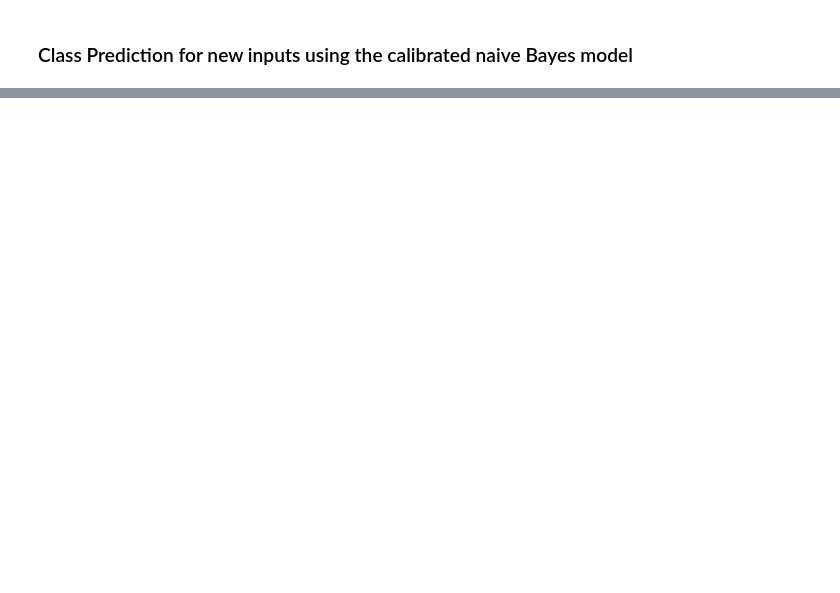
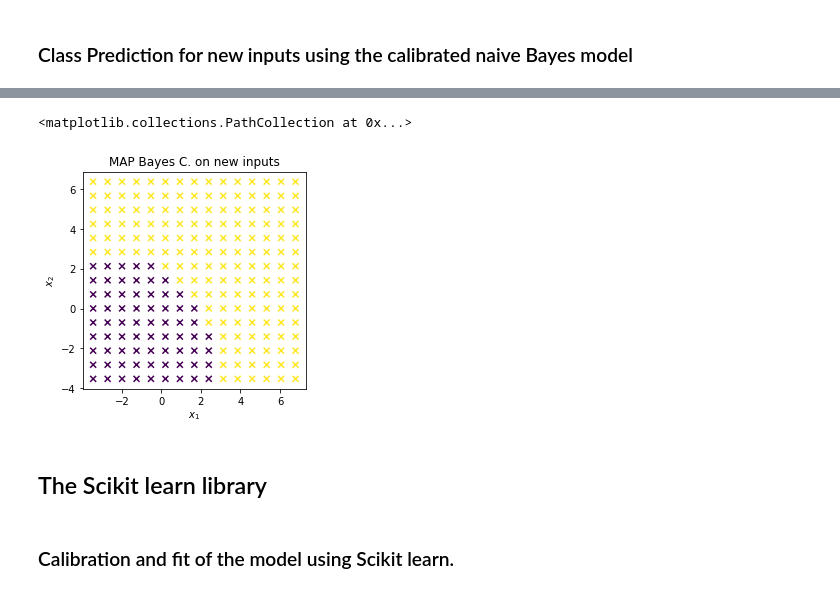
Before and after one commit to ZoeYou/mal-projet-tp-s5, a Jupyter notebook: tp1.ipynb, the cells around one changed output, grey strips where cells are left out. Drawn from its saved outputs; the diff is of its cells as text; code cells hidden in the pictures; blank space fills up the shorter version.

```diff
--- a/tp1.ipynb
+++ b/tp1.ipynb
@@ -174,0 +173,4 @@ print({'accuracy':acc,'precision':precision,'recall':recall,'F1-score':F1_score}
+# %%
+# new inputs dataset
+new_inputs = pd.DataFrame({'x1':x1Eval.flatten(),'x2':x2Eval.flatten()})
+new_inputs
@@ -174,0 +191,18 @@ print({'accuracy':acc,'precision':precision,'recall':recall,'F1-score':F1_score}
+# %%
+# make predictions for new inputs
+for i in range(new_inputs.shape[0]):
+    x = new_inputs.iloc[i,:2]
+    new_inputs.loc[i,'label_pred'] = post_prob(x,mle_res,prior_prob)
+# %%
+plt.figure(figsize=(4,4))
+plt.xlabel('$x_1$')
+plt.ylabel('$x_2$')
+plt.title('MAP Bayes C. on new inputs')
+plt.scatter(new_inputs.x1,new_inputs.x2,marker='x',c=new_inputs.label_pred)
+# %% [output]
+<matplotlib.collections.PathCollection at 0x...>
+[figure, added]
+# %% [markdown]
+## The Scikit learn library
+# %% [markdown]
+### Calibration and fit of the model using Scikit learn.
```
Also changed, not shown: parts of 22 cells of this notebook, 2 other files.
